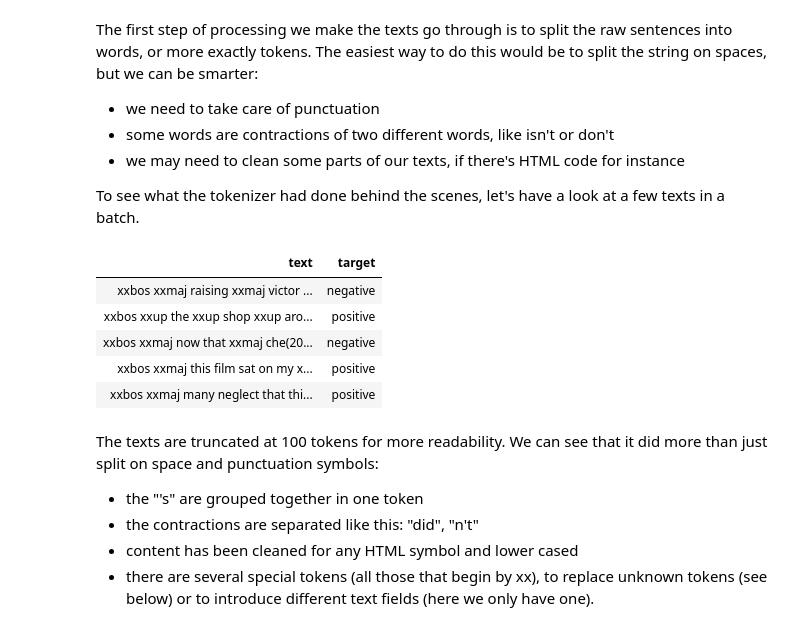
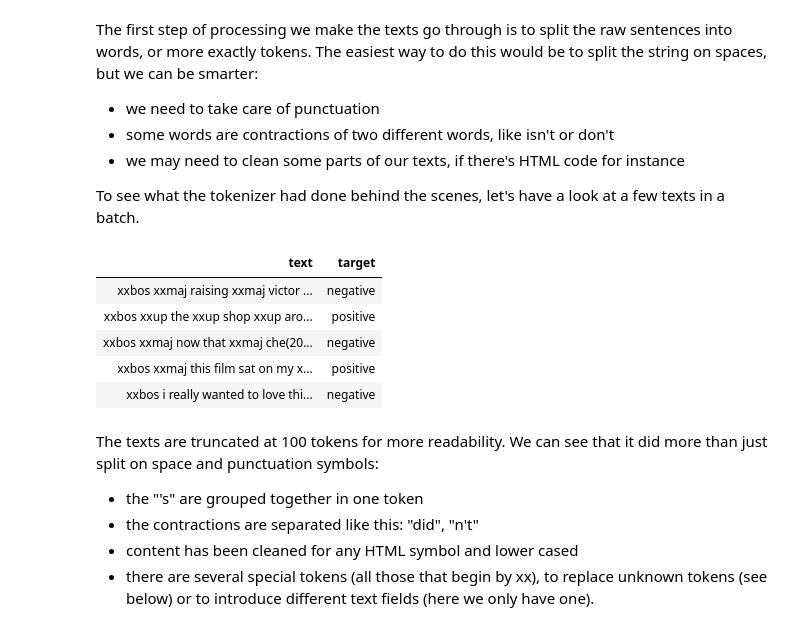
Before and after one commit to cyuancheng/fastai_v3, a Jupyter notebook: lesson3_imdb.ipynb, the cells around one changed output. Saved outputs shown, nothing was run; the diff lists cells and outputs as text; code cells hidden in the pictures.

```diff
--- a/lesson3_imdb.ipynb
+++ b/lesson3_imdb.ipynb
@@ -70,13 +77,15 @@ The first step of processing we make the texts go through is to split the raw se
 - we may need to clean some parts of our texts, if there's HTML code for instance
 
 To see what the tokenizer had done behind the scenes, let's have a look at a few texts in a batch.
-# %%
-data = TextClasDataBunch.from_csv(path, 'texts.csv')
-data.show_batch()
-# %% [output]
-| text | target |
-| xxbos xxmaj raising xxmaj victor ... | negative |
-| xxbos xxup the xxup shop xxup aro... | positive |
-| xxbos xxmaj now that xxmaj che(20... | negative |
-| xxbos xxmaj this film sat on my x... | positive |
-| xxbos xxmaj many neglect that thi... | positive |
+# %%
+# Classifier model data
+data_clas = TextClasDataBunch.from_csv(path, 'texts.csv', vocab=data_lm.train_ds.vocab, bs=32)
+#data = TextClasDataBunch.from_csv(path, 'texts.csv')
+data_clas.show_batch()
+# %% [output]
+| text | target |
+| xxbos xxmaj raising xxmaj victor ... | negative |
+| xxbos xxup the xxup shop xxup aro... | positive |
+| xxbos xxmaj now that xxmaj che(20... | negative |
+| xxbos xxmaj this film sat on my x... | positive |
+| xxbos i really wanted to love thi... | negative |
```
Also changed, not shown: parts of 14 cells of this notebook.
